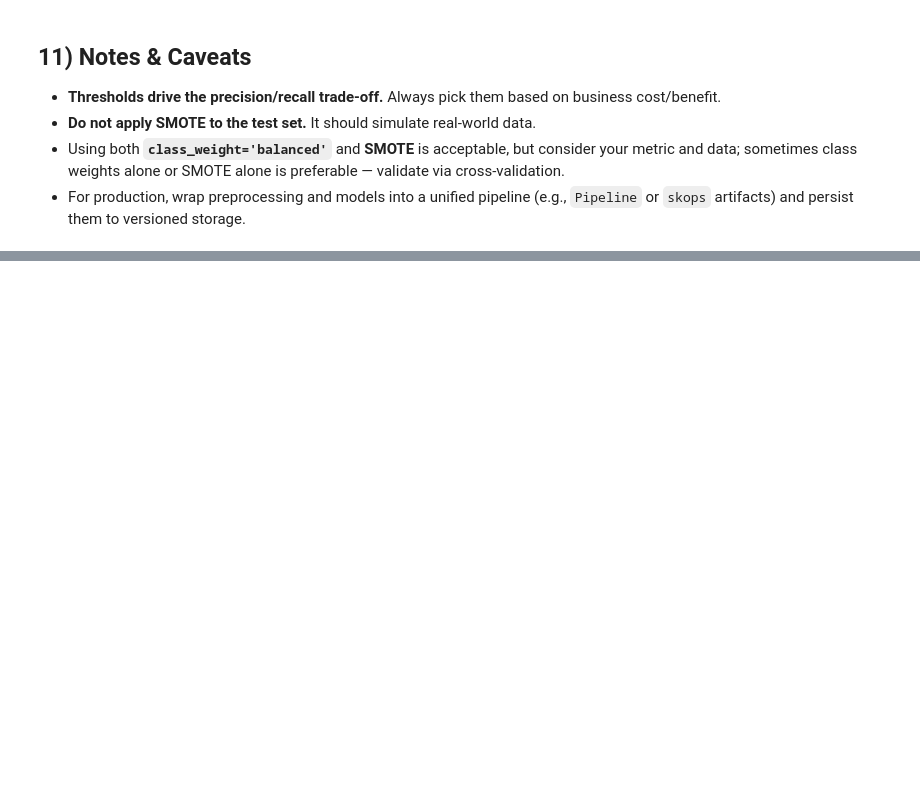
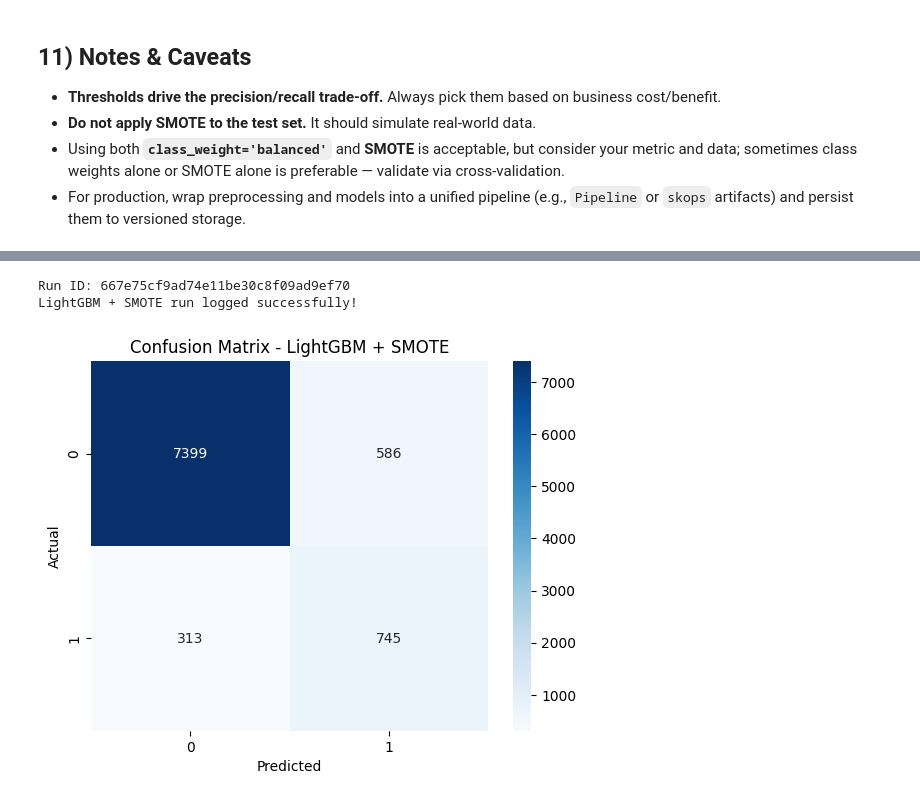
Before and after one commit to TejeswarS4479/MLOPS-Marketing-Campaign-POC, a Jupyter notebook: bank_marketing_ml_workflow.ipynb, the cells around one changed output, grey strips where cells are left out. Drawn from its saved outputs; the diff is of its cells as text; code cells hidden in the pictures; blank space fills up the shorter version.

```diff
--- a/bank_marketing_ml_workflow.ipynb
+++ b/bank_marketing_ml_workflow.ipynb
@@ -387,0 +575,33 @@ plt.show()
+# %%
+# LIGHTGBM + SMOTE with MLFLOW
+import mlflow.lightgbm
+mlflow.end_run() # End  existing runs if any
+with mlflow.start_run(run_name="LightGBM_SMOTE_BankMarketing") as run:
+    # Log parameters
+    mlflow.log_param("model_type", "LightGBM + SMOTE")
+    mlflow.log_param("optimal_threshold", optimal_threshold)
+    mlflow.log_param("n_estimators", 300)
+    mlflow.log_param("learning_rate", 0.05)
+    mlflow.log_param("max_depth", 10)
+
+    # Log metrics
+    mlflow.log_metric("precision", precision_score(y_test, y_pred_lgb))
+    mlflow.log_metric("recall", recall_score(y_test, y_pred_lgb))
+    mlflow.log_metric("roc_auc", roc_auc_score(y_test, y_prob_lgb))
+    mlflow.log_metric("f1_score", f1_score(y_test, y_pred_lgb))
+    from mlflow.models.signature import infer_signature
+    signature = infer_signature(X_train_transformed, lgb_model.predict(X_train_transformed))
+    # Log model
+    mlflow.lightgbm.log_model(lgb_model, name="lightgbm_smote_model", signature=signature)
+    print("Run ID:", run.info.run_id)
+
+    # Save confusion matrix
+    cm_fig_lgb = plt.figure()
+    sns.heatmap(confusion_matrix(y_test, y_pred_lgb), annot=True, fmt="d", cmap="Blues")
+    plt.title("Confusion Matrix - LightGBM + SMOTE")
+    plt.xlabel("Predicted")
+    plt.ylabel("Actual")
+    mlflow.log_figure(cm_fig_lgb, "lightgbm_confusion_matrix.png")
+
+    print("LightGBM + SMOTE run logged successfully!")
+# %% [output]
@@ -387,0 +610,3 @@ plt.show()
+Run ID: 667e75cf9ad74e11be30c8f09ad9ef70
+LightGBM + SMOTE run logged successfully!
+[figure, added]
```
Also changed, not shown: parts of 24 cells of this notebook, 1 other file.
